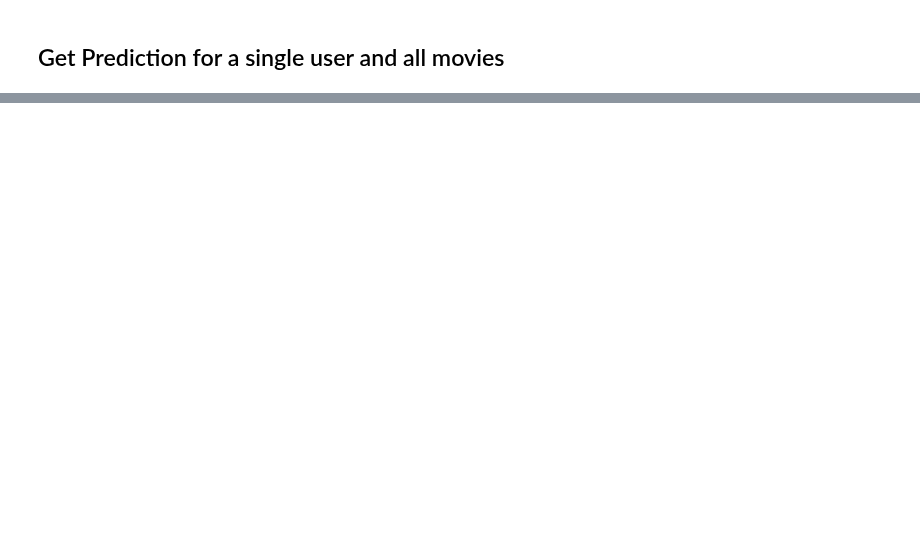
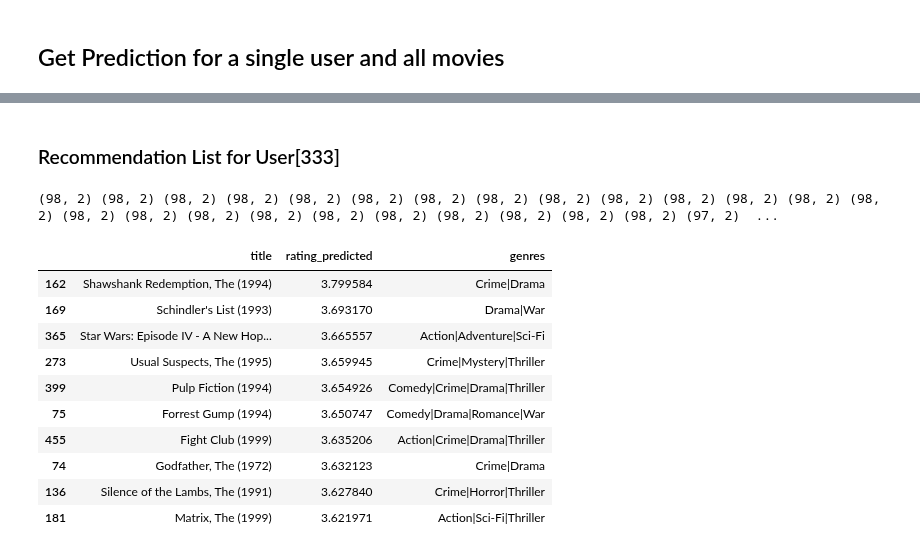
Before and after one commit to ChandraLingam/AmazonSageMakerCourse, a Jupyter notebook: fm/fm_cloud_prediction_template.ipynb, the cells around one changed output, grey strips where cells are left out. Saved outputs shown, nothing was run; the diff lists cells and outputs as text; code cells hidden in the pictures; blank space fills up the shorter version.

```diff
--- a/fm/fm_cloud_prediction_template.ipynb
+++ b/fm/fm_cloud_prediction_template.ipynb
@@ -23,0 +22,8 @@ predictor_sparse = sagemaker.predictor.RealTimePredictor(endpoint=endpoint_name)
+# %%
+# RealTimePredictor renamed to Predictor
+# https://sagemaker.readthedocs.io/en/stable/v2.html
+
+# Create a predictor and point to an existing endpoint
+
+endpoint_name = 'fm-movie-v4'
+predictor = sagemaker.predictor.Predictor(endpoint_name=endpoint_name)
@@ -24,3 +41,9 @@ predictor_sparse = sagemaker.predictor.RealTimePredictor(endpoint=endpoint_name)
+# %%
+# Specify custom serializer
+predictor.serializer.serialize = fm_sparse_serializer
+predictor.serializer.content_type = 'application/json'
+
+predictor.deserializer = JSONDeserializer()
 # %%
 # Read Dimension: Number of unique users + Number of unique movies in our dataset
 dim_movie = 0
@@ -141,6 +271,20 @@ df_one_user_test[df_one_user_test.Drama == 1].sort_values(['rating_predicted'],
+# %% [markdown]
+### Recommendation List for User[333]
 # %%
 df_one_user_test.user_index = 333
-# predictions = get_predictions(predictor_sparse, df_one_user_test[['user_index','movie_index']].as_matrix())
-predictions = get_predictions(predictor_sparse, df_one_user_test[['user_index','movie_index']].values)
+predictions = get_predictions(predictor, df_one_user_test[['user_index','movie_index']].values)
 df_one_user_test['rating_predicted'] = predictions
 df_one_user_test.sort_values(['rating_predicted'], ascending=False)[['title','rating_predicted','genres']].head(10)
+# %% [output]
+(98, 2) (98, 2) (98, 2) (98, 2) (98, 2) (98, 2) (98, 2) (98, 2) (98, 2) (98, 2) (98, 2) (98, 2) (98, 2) (98, 2) (98, 2) (98, 2) (98, 2) (98, 2) (98, 2) (98, 2) (98, 2) (98, 2) (98, 2) (98, 2) (97, 2)  ...
+|  | title | rating_predicted | genres |
+| 162 | Shawshank Redemption, The (1994) | 3.799584 | Crime|Drama |
+| 169 | Schindler's List (1993) | 3.693170 | Drama|War |
+| 365 | Star Wars: Episode IV - A New Hop... | 3.665557 | Action|Adventure|Sci-Fi |
+| 273 | Usual Suspects, The (1995) | 3.659945 | Crime|Mystery|Thriller |
+| 399 | Pulp Fiction (1994) | 3.654926 | Comedy|Crime|Drama|Thriller |
+| 75 | Forrest Gump (1994) | 3.650747 | Comedy|Drama|Romance|War |
+| 455 | Fight Club (1999) | 3.635206 | Action|Crime|Drama|Thriller |
+| 74 | Godfather, The (1972) | 3.632123 | Crime|Drama |
+| 136 | Silence of the Lambs, The (1991) | 3.627840 | Crime|Horror|Thriller |
+| 181 | Matrix, The (1999) | 3.621971 | Action|Sci-Fi|Thriller |
```
Also changed, not shown: parts of 36 cells of this notebook, 1 other file.
